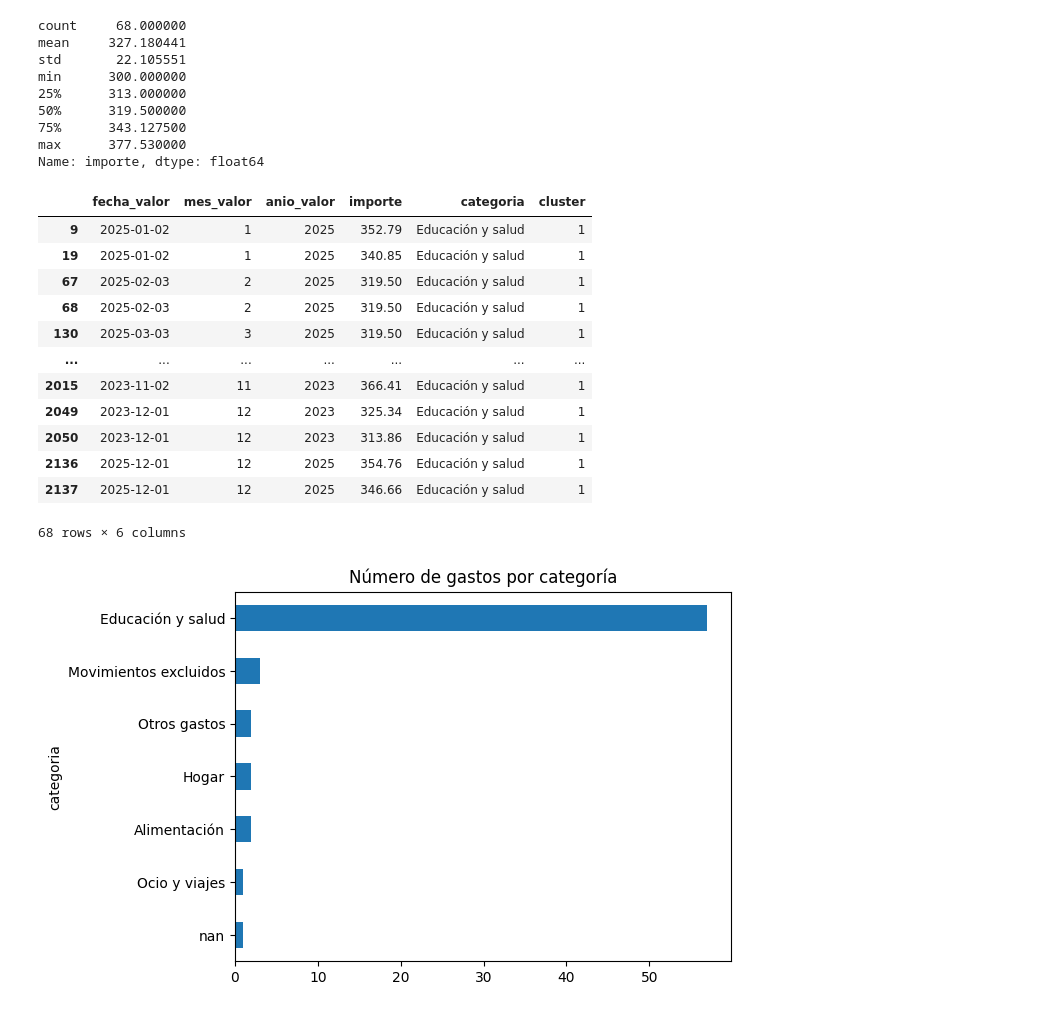
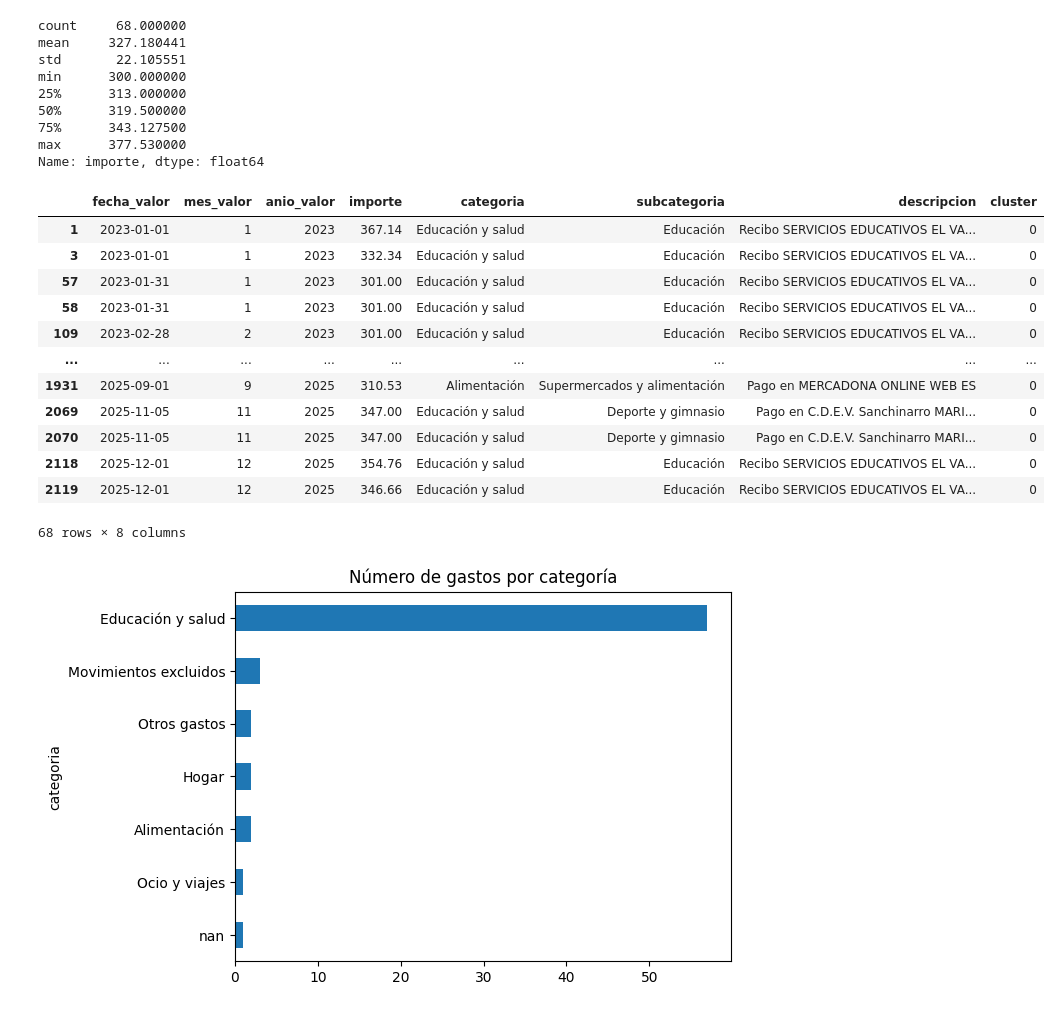
Before and after one commit to cperezh/DataEng_Patterns, a Jupyter notebook: notebooks/Informe.ipynb, the cells around one changed output. Cells and saved outputs as stored; diff of their text form; code cells hidden in the pictures.

```diff
--- a/notebooks/Informe.ipynb
+++ b/notebooks/Informe.ipynb
@@ -22,9 +22,10 @@ conn = ConexionBD.obtener_conexion()
 **Data setup**
 # %%
 query = """
-    SELECT fecha_valor, importe, saldo, categoria
+    SELECT fecha_valor, importe, saldo, categoria, subcategoria, descripcion
     FROM bancapp.movimientos_mview
     WHERE fecha_valor > '2022-12-31'
+    ORDER BY fecha_valor
     """
 
 results =  conn.execute(query).fetchall()
@@ -41,7 +42,7 @@ df['anio_valor'] = df["fecha_valor"].dt.year
 # %% [markdown]
 **Expenses dataframe**
 # %%
-df_gastos = df[df.importe<0][["fecha_valor","mes_valor","anio_valor", "importe", "categoria"]]
+df_gastos = df[df.importe<0][["fecha_valor","mes_valor","anio_valor", "importe", "categoria", "subcategoria", "descripcion"]]
 df_gastos["importe"] = df_gastos["importe"].apply(abs)
 
 df_gastos.info()
@@ -263,19 +268,19 @@ min      300.000000
 max      377.530000
 Name: importe, dtype: float64
 # %%
-df_gastos[df_gastos.cluster==1]
+df_gastos[df_gastos.cluster==0]
 # %% [output]
-|  | fecha_valor | mes_valor | anio_valor | importe | categoria | cluster |
-| 9 | 2025-01-02 | 1 | 2025 | 352.79 | Educación y salud | 1 |
-| 19 | 2025-01-02 | 1 | 2025 | 340.85 | Educación y salud | 1 |
-| 67 | 2025-02-03 | 2 | 2025 | 319.50 | Educación y salud | 1 |
-| 68 | 2025-02-03 | 2 | 2025 | 319.50 | Educación y salud | 1 |
-| 130 | 2025-03-03 | 3 | 2025 | 319.50 | Educación y salud | 1 |
-| ... | ... | ... | ... | ... | ... | ... |
-| 2015 | 2023-11-02 | 11 | 2023 | 366.41 | Educación y salud | 1 |
-| 2049 | 2023-12-01 | 12 | 2023 | 325.34 | Educación y salud | 1 |
-| 2050 | 2023-12-01 | 12 | 2023 | 313.86 | Educación y salud | 1 |
-| 2136 | 2025-12-01 | 12 | 2025 | 354.76 | Educación y salud | 1 |
-| 2137 | 2025-12-01 | 12 | 2025 | 346.66 | Educación y salud | 1 |
+|  | fecha_valor | mes_valor | anio_valor | importe | categoria | subcategoria | descripcion | cluster |
+| 1 | 2023-01-01 | 1 | 2023 | 367.14 | Educación y salud | Educación | Recibo SERVICIOS EDUCATIVOS EL VA... | 0 |
+| 3 | 2023-01-01 | 1 | 2023 | 332.34 | Educación y salud | Educación | Recibo SERVICIOS EDUCATIVOS EL VA... | 0 |
+| 57 | 2023-01-31 | 1 | 2023 | 301.00 | Educación y salud | Educación | Recibo SERVICIOS EDUCATIVOS EL VA... | 0 |
+| 58 | 2023-01-31 | 1 | 2023 | 301.00 | Educación y salud | Educación | Recibo SERVICIOS EDUCATIVOS EL VA... | 0 |
+| 109 | 2023-02-28 | 2 | 2023 | 301.00 | Educación y salud | Educación | Recibo SERVICIOS EDUCATIVOS EL VA... | 0 |
+| ... | ... | ... | ... | ... | ... | ... | ... | ... |
+| 1931 | 2025-09-01 | 9 | 2025 | 310.53 | Alimentación | Supermercados y alimentación | Pago en MERCADONA ONLINE WEB ES | 0 |
+| 2069 | 2025-11-05 | 11 | 2025 | 347.00 | Educación y salud | Deporte y gimnasio | Pago en C.D.E.V. Sanchinarro MARI... | 0 |
+| 2070 | 2025-11-05 | 11 | 2025 | 347.00 | Educación y salud | Deporte y gimnasio | Pago en C.D.E.V. Sanchinarro MARI... | 0 |
+| 2118 | 2025-12-01 | 12 | 2025 | 354.76 | Educación y salud | Educación | Recibo SERVICIOS EDUCATIVOS EL VA... | 0 |
+| 2119 | 2025-12-01 | 12 | 2025 | 346.66 | Educación y salud | Educación | Recibo SERVICIOS EDUCATIVOS EL VA... | 0 |
-68 rows × 6 columns
+68 rows × 8 columns
 # %%
```
Also changed, not shown: parts of 19 cells of this notebook, 4 other files.
